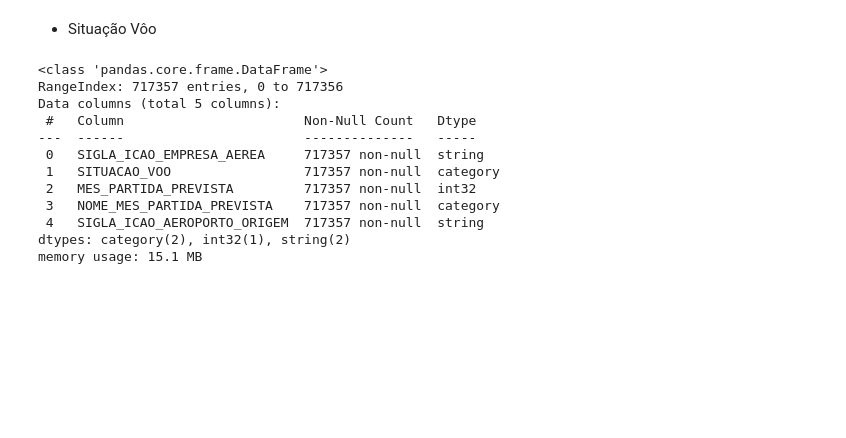
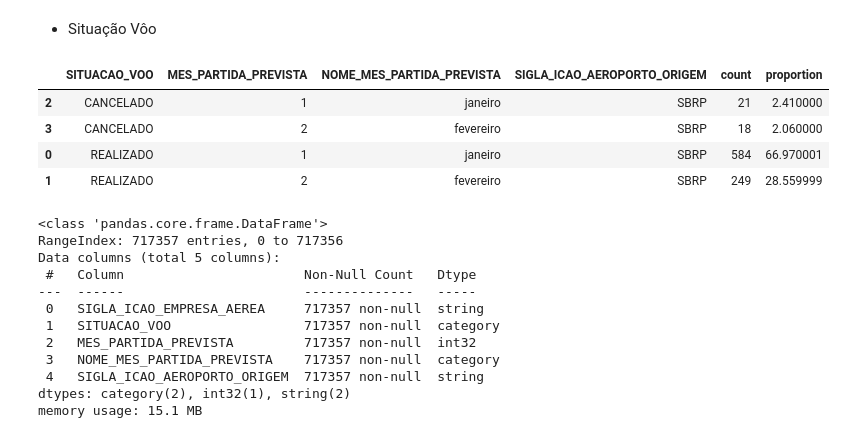
Before and after one commit to rodrigorocha1/dashboard_dados_voos_python, a Jupyter notebook: notebooks/visualizacoes.ipynb, the cells around one changed output. Saved outputs shown, nothing was run; the diff lists cells and outputs as text; code cells hidden in the pictures; blank space fills up the shorter version.

```diff
--- a/notebooks/visualizacoes.ipynb
+++ b/notebooks/visualizacoes.ipynb
@@ -12,3 +88,15 @@ base_completa = pd.read_parquet(caminho_base)
+# %%
+obter_situacao_voo(
+    sigla_aeroporto='SBRP',
+    mes_partida_prevista=[1, 2],
+    codigo_tipo_linha='N'
+)
+# %% [output]
+|  | SITUACAO_VOO | MES_PARTIDA_PREVISTA | NOME_MES_PARTIDA_PREVISTA | SIGLA_ICAO_AEROPORTO_ORIGEM | count | proportion |
+| 2 | CANCELADO | 1 | janeiro | SBRP | 21 | 2.410000 |
+| 3 | CANCELADO | 2 | fevereiro | SBRP | 18 | 2.060000 |
+| 0 | REALIZADO | 1 | janeiro | SBRP | 584 | 66.970001 |
+| 1 | REALIZADO | 2 | fevereiro | SBRP | 249 | 28.559999 |
 # %%
 colunas = ['SIGLA_ICAO_EMPRESA_AEREA', 'SITUACAO_VOO', 'MES_PARTIDA_PREVISTA', 'NOME_MES_PARTIDA_PREVISTA', 'SIGLA_ICAO_AEROPORTO_ORIGEM']
 base = pd.read_parquet(caminho_base, columns=colunas)
```
Also changed, not shown: parts of 5 cells of this notebook.
